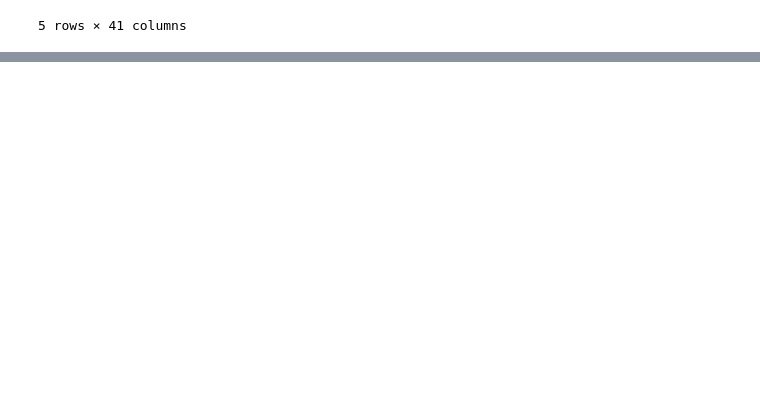
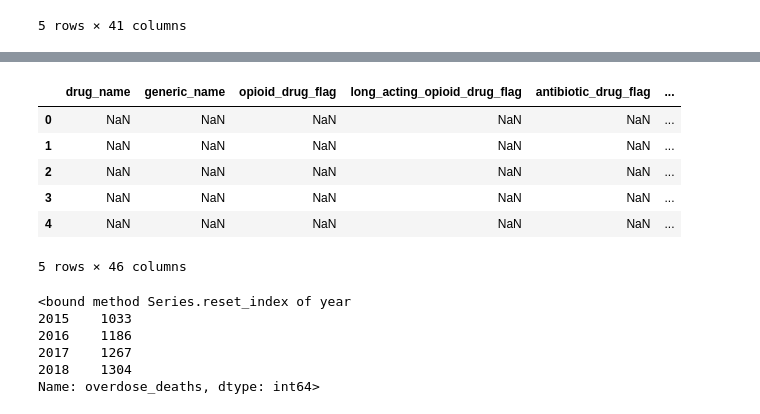
Before and after one commit to NSS-Data-Analytics-Cohort-12/prescribers-python-da12-v2-pandamore, a Jupyter notebook: notebooks/prescribers.ipynb, the cells around one changed output, grey strips where cells are left out. Drawn from its saved outputs; the diff is of its cells as text; code cells hidden in the pictures; blank space fills up the shorter version.

```diff
--- a/notebooks/prescribers.ipynb
+++ b/notebooks/prescribers.ipynb
@@ -228,0 +275,6 @@ For much more information about SQLAlchemy and to see a more “Pythonic” way
+# %%
+query_6 = 'SELECT * FROM overdose_deaths'
+# %%
+with engine.connect() as connection:
+    overdose_df = pd.read_sql(text(query_6), con = connection)
+    print(overdose_df)
@@ -228,0 +309,23 @@ For much more information about SQLAlchemy and to see a more “Pythonic” way
+# %%
+combo_1 = zippy_combo.dropna()
+combo_1_convert = combo_1.astype({"npi" : 'int' , "bene_count" : 'int' ,"total_claim_count" : 'int', "total_30_day_fill_count" : 'int', "total_day_supply" : 'int',"total_drug_cost" : 'int',"bene_count_ge65" : 'int', "total_claim_count_ge65" : 'int',"total_30_day_fill_count_ge65" : 'int',"total_day_supply_ge65" : 'int', "total_drug_cost_ge65" : 'int',"res_ratio" : 'int' , "bus_ratio" : 'int', "oth_ratio" : 'int',"tot_ratio" : 'int'})
+overdose_combo = pd.merge(combo_1_convert, overdose_df, on = 'fipscounty', how = 'outer')
+overdose_combo.groupby('fipscounty')
+overdose_combo.head()
+# %% [output]
+|  | drug_name | generic_name | opioid_drug_flag | long_acting_opioid_drug_flag | antibiotic_drug_flag | ... |
+| 0 | NaN | NaN | NaN | NaN | NaN | ... |
+| 1 | NaN | NaN | NaN | NaN | NaN | ... |
+| 2 | NaN | NaN | NaN | NaN | NaN | ... |
+| 3 | NaN | NaN | NaN | NaN | NaN | ... |
+| 4 | NaN | NaN | NaN | NaN | NaN | ... |
+5 rows × 46 columns
+# %%
+overdose_combo.groupby('year')['overdose_deaths'].sum().reset_index
+# %% [output]
+<bound method Series.reset_index of year
+2015    1033
+2016    1186
+2017    1267
+2018    1304
+Name: overdose_deaths, dtype: int64>
```
Also changed, not shown: parts of 12 cells of this notebook.
